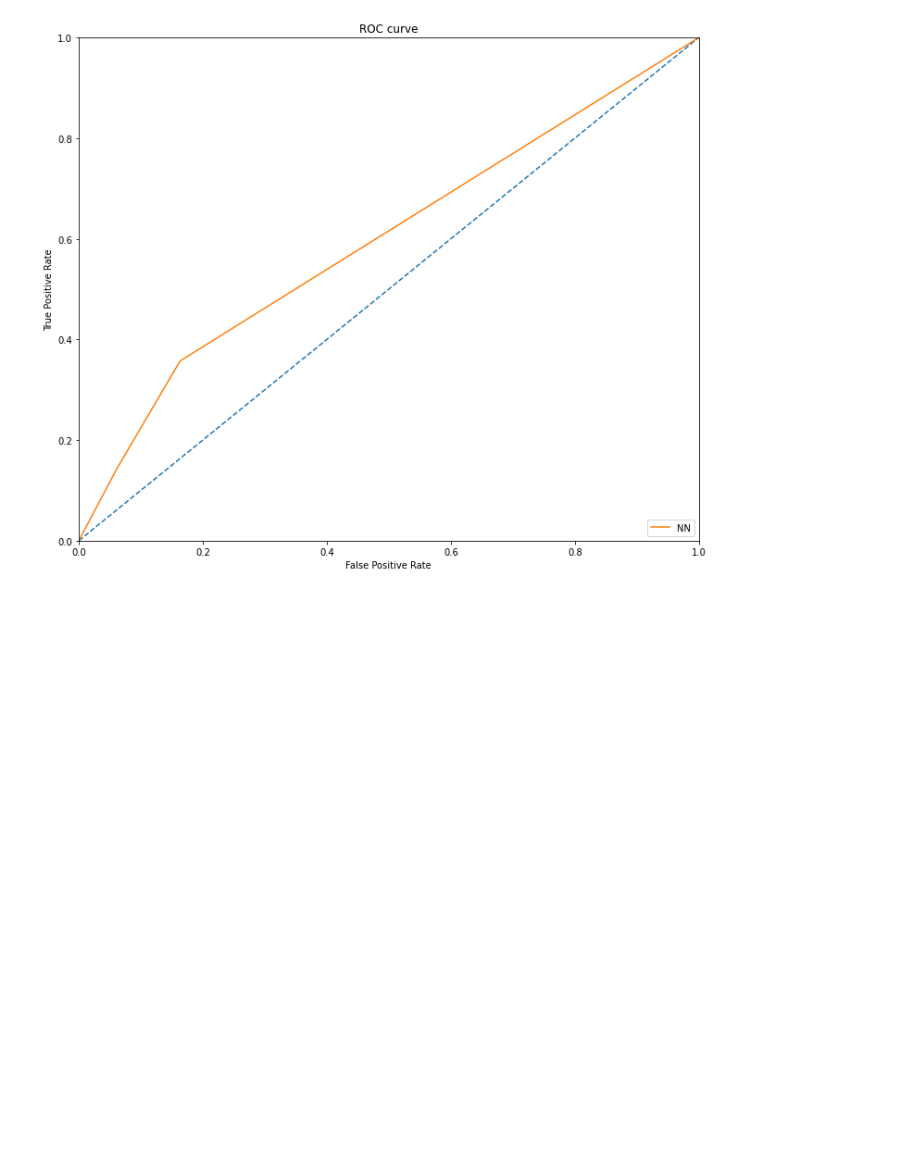
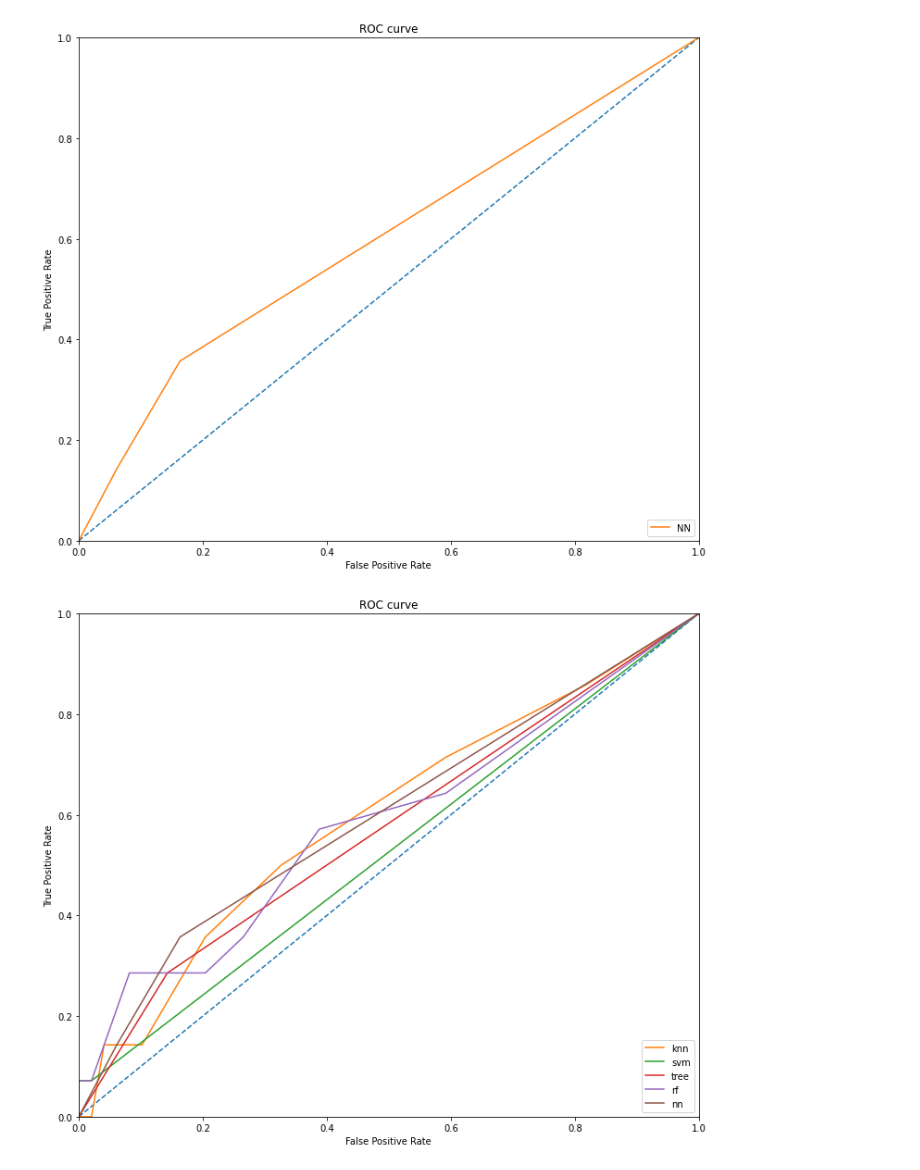
Before and after one commit to lvu5/med_project, a Jupyter notebook: Code_Classification.ipynb, the cells around one changed output. Cells and saved outputs as stored; diff of their text form; code cells hidden in the pictures; blank space fills up the shorter version.

```diff
--- a/Code_Classification.ipynb
+++ b/Code_Classification.ipynb
@@ -579,3 +580,29 @@ ax.legend(loc="lower right")
 plt.show()
 # %% [output]
 [figure]
+# %%
+import matplotlib.pyplot as plt
+fig = plt.figure(figsize=(12,10))          # Create window frame
+ax = fig.add_subplot(111)   # Create axes
+# 9.2 Also connect diagonals
+ax.plot([0, 1], [0, 1], ls="--")   # Dashed diagonal line
+# 9.3 Labels etc
+ax.set_xlabel('False Positive Rate')  # Final plot decorations
+ax.set_ylabel('True Positive Rate')
+ax.set_title('ROC curve')
+# 9.4 Set graph limits
+ax.set_xlim([0.0, 1.0])
+ax.set_ylim([0.0, 1.0])
+
+# 9.5 Plot each graph now
+ax.plot(fpr_knn, tpr_knn, label = "knn")
+ax.plot(fpr_svm, tpr_svm, label = "svm")
+ax.plot(fpr_tree, tpr_tree, label = "tree")
+ax.plot(fpr_rf, tpr_rf, label = "rf")
+ax.plot(fpr_nn, tpr_nn, label = "nn")
+
+# 9.6 Set legend and show plot
+ax.legend(loc="lower right")
+plt.show()
+# %% [output]
+[figure, added]
```
Also changed, not shown: parts of 13 cells of this notebook, 6 other files.
